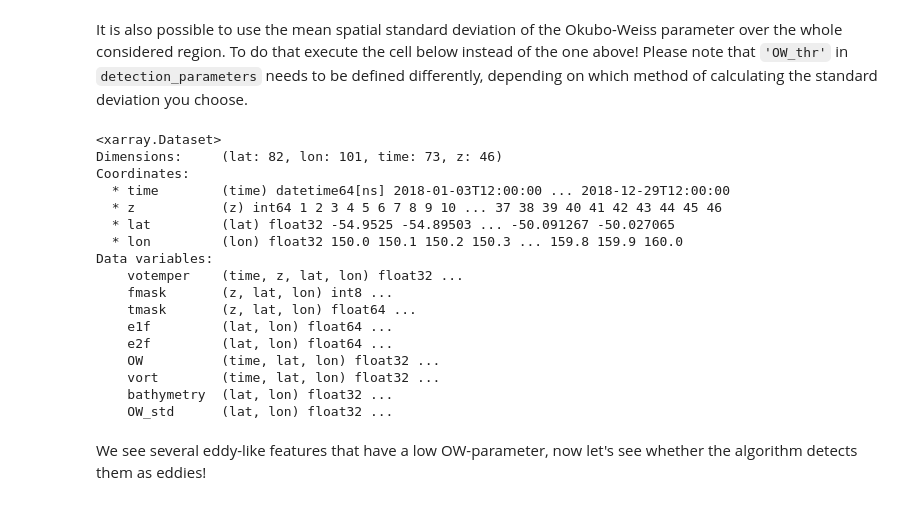
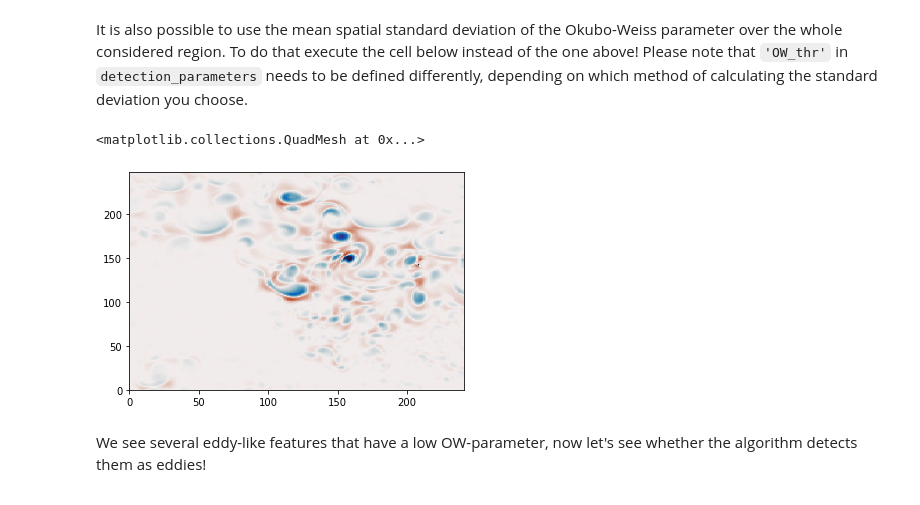
Before and after one commit to marimpacheco/notebooks, a Jupyter notebook: run_eddytools_example.ipynb, the cells around one changed output. Saved outputs shown, nothing was run; the diff lists cells and outputs as text; code cells hidden in the pictures.

```diff
--- a/run_eddytools_example.ipynb
+++ b/run_eddytools_example.ipynb
@@ -174,25 +180,10 @@ data_int.to_netcdf(datapath + 'eddies/test_data.nc', mode='w')
 data_int = xr.open_dataset(datapath + 'eddies/test_data.nc')
 # %%
 # Let's have a look at the fields
-data_int
+plt.pcolormesh(data_int['OW'].isel(time=0), vmin=-0.05, vmax=0.05, cmap=cm.balance)
 # %% [output]
-<xarray.Dataset>
-Dimensions:     (lat: 82, lon: 101, time: 73, z: 46)
-Coordinates:
-  * time        (time) datetime64[ns] 2018-01-03T12:00:00 ... 2018-12-29T12:00:00
-  * z           (z) int64 1 2 3 4 5 6 7 8 9 10 ... 37 38 39 40 41 42 43 44 45 46
-  * lat         (lat) float32 -54.9525 -54.89503 ... -50.091267 -50.027065
-  * lon         (lon) float32 150.0 150.1 150.2 150.3 ... 159.8 159.9 160.0
-Data variables:
-    votemper    (time, z, lat, lon) float32 ...
-    fmask       (z, lat, lon) int8 ...
-    tmask       (z, lat, lon) float64 ...
-    e1f         (lat, lon) float64 ...
-    e2f         (lat, lon) float64 ...
-    OW          (time, lat, lon) float32 ...
-    vort        (time, lat, lon) float32 ...
-    bathymetry  (lat, lon) float32 ...
-    OW_std      (lat, lon) float32 ...
+<matplotlib.collections.QuadMesh at 0x...>
+[figure, added]
 # %% [markdown]
 We see several eddy-like features that have a low OW-parameter, now let's see whether the algorithm detects them as eddies!
 # %% [markdown]
```
Also changed, not shown: parts of 26 cells of this notebook.
